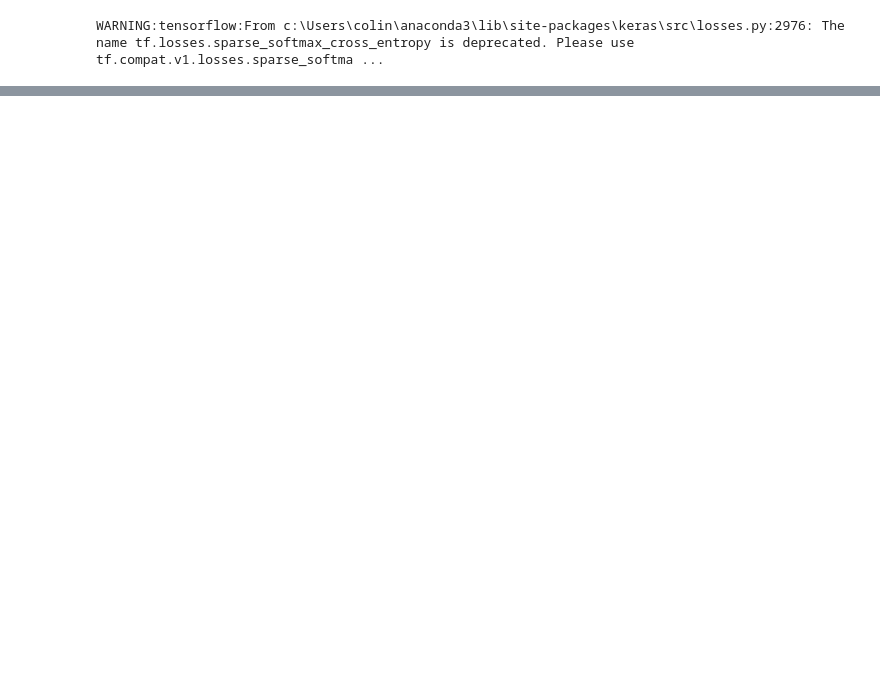
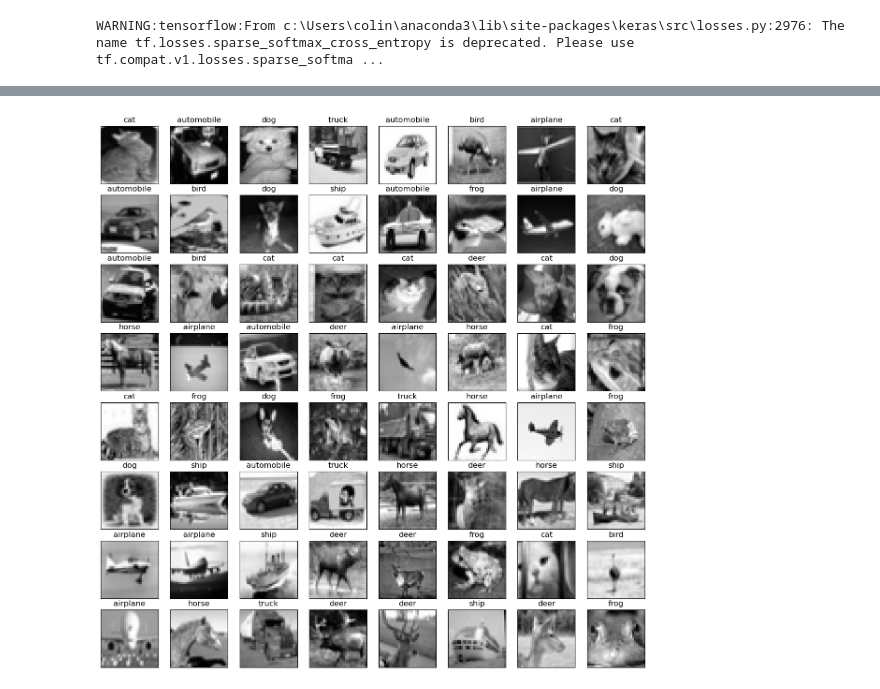
Before and after one commit to CY12-bit/cs178-cifar-10, a Jupyter notebook: Notebooks/kNN.ipynb, the cells around one changed output, grey strips where cells are left out. Cells and saved outputs as stored; diff of their text form; code cells hidden in the pictures; blank space fills up the shorter version.

```diff
--- a/Notebooks/kNN.ipynb
+++ b/Notebooks/kNN.ipynb
@@ -28,0 +25,15 @@ x_test_2d = scalar.transform(x_test.flatten().reshape(10000,3072))
+# %%
+# Creating the training and testing sets (training is 60% of total)
+X_train, X_test, y_train, y_test = train_test_split(x_images,y_labels,test_size=0.6,stratify=y_labels,shuffle=True)
+
+# Create Validation Set (50% of test set)
+X_val, X_test, y_val, y_test = train_test_split(X_test,y_test,test_size=0.5,stratify=y_test,shuffle=True)
+# %%
+X_train_grayScaled = grayScale(X_train)
+# y_train_grayScaled = grayScale(y_train)
+
+X_val_grayScaled = grayScale(X_val)
+# y_val_grayScaled = grayScale(y_val)
+
+X_test_grayScaled = grayScale(X_test)
+# y_test_grayScaled = grayScale(y_test)
@@ -28,0 +44,18 @@ x_test_2d = scalar.transform(x_test.flatten().reshape(10000,3072))
+# %%
+plt.figure(figsize=(15,15))
+plt.rcParams['image.cmap'] = 'gray'
+# Loop over the first 64 images
+for i in range(64):
+    # Create a subplot for each image
+
+    plt.subplot(8, 8, i+1)
+    plt.xticks([])
+    plt.yticks([])
+    plt.grid(False)
+
+    c = plt.imshow(X_train_grayScaled[i])
+
+    # Set the label as the title
+    plt.title(class_names[y_train[i][0]], fontsize=12)
+# %% [output]
+[figure, added]
```
Also changed, not shown: parts of 14 cells of this notebook, 1 other file.
